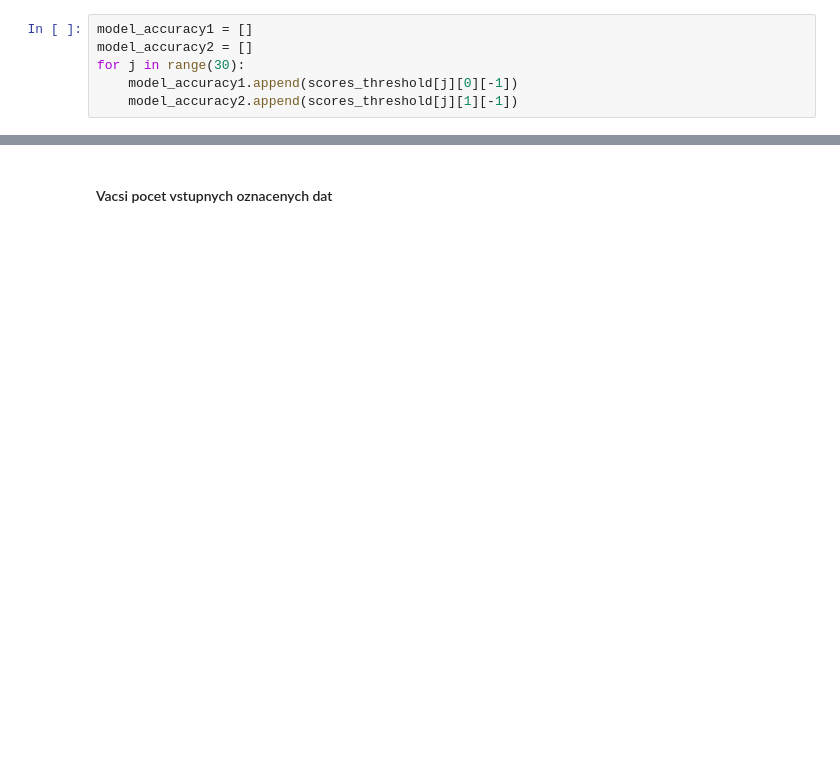
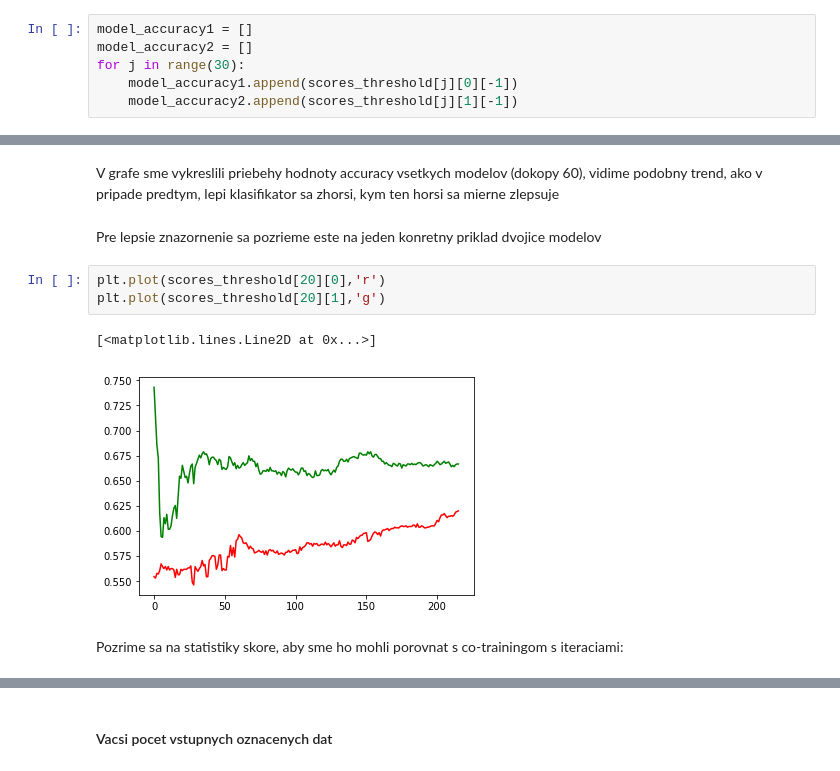
Before and after one commit to pmacinec/vos2-co-training, a Jupyter notebook: co-training-results.ipynb, the cells around one changed output, grey strips where cells are left out. Cells and saved outputs as stored; diff of their text form; blank space fills up the shorter version.

Commit message:
Added: Latest run of co-training-results.ipynb

```diff
--- a/co-training-results.ipynb
+++ b/co-training-results.ipynb
@@ -595,3 +612,15 @@ for j in range(30):
+# %% [markdown]
+V grafe sme vykreslili priebehy hodnoty accuracy vsetkych modelov (dokopy 60), vidime podobny trend, ako v pripade predtym, lepi klasifikator sa zhorsi, kym ten horsi sa mierne zlepsuje
+# %% [markdown]
+Pre lepsie znazornenie sa pozrieme este na jeden konretny priklad dvojice modelov
+# %%
+plt.plot(scores_threshold[20][0],'r')
+plt.plot(scores_threshold[20][1],'g')
+# %% [output]
+[<matplotlib.lines.Line2D at 0x...>]
+[figure, added]
+# %% [markdown]
+Pozrime sa na statistiky skore, aby sme ho mohli porovnat s co-trainingom s iteraciami:
 # %%
 print("Min: " + str(np.min(model_accuracy1)))
 print("Max: " + str(np.max(model_accuracy1)))
```
Also changed, not shown: parts of 107 cells of this notebook.
